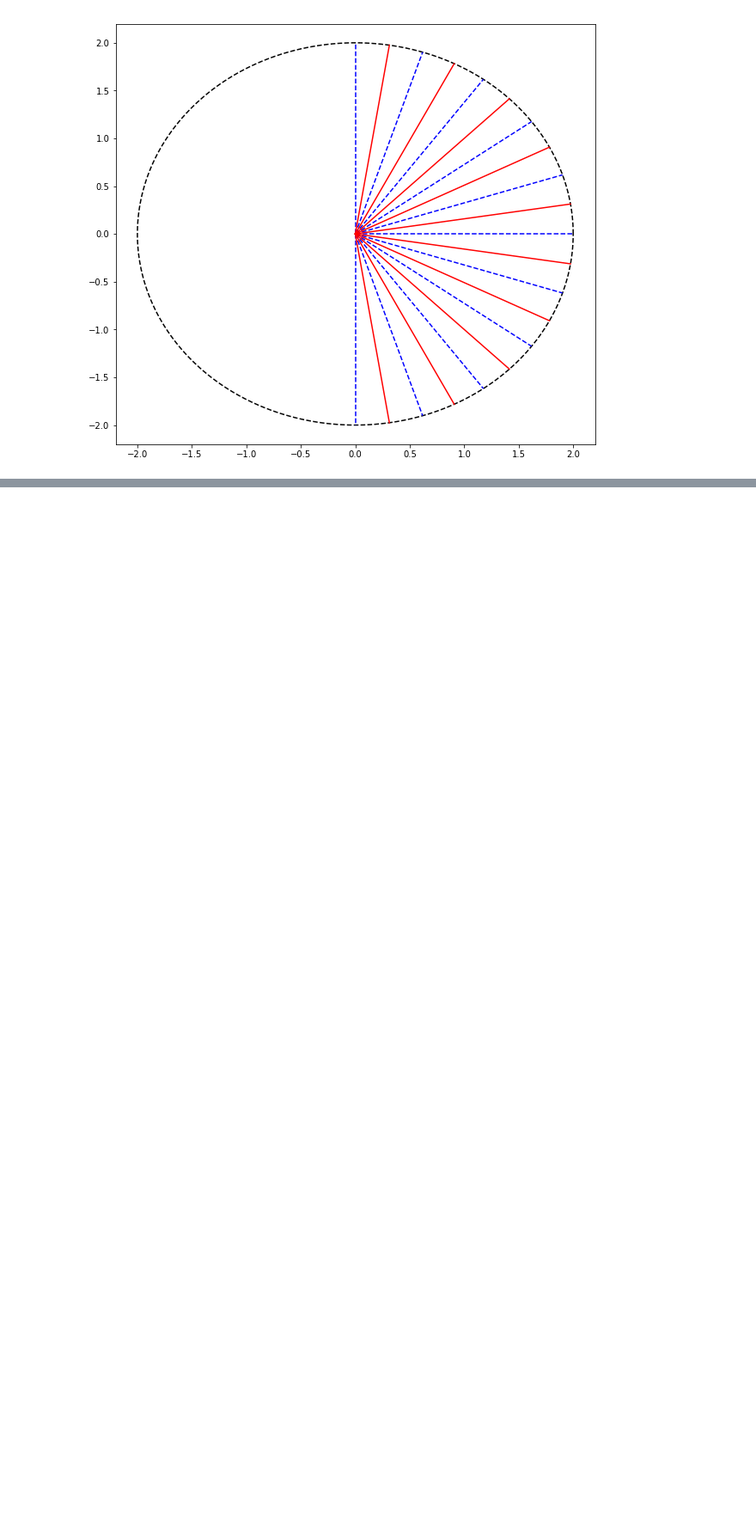
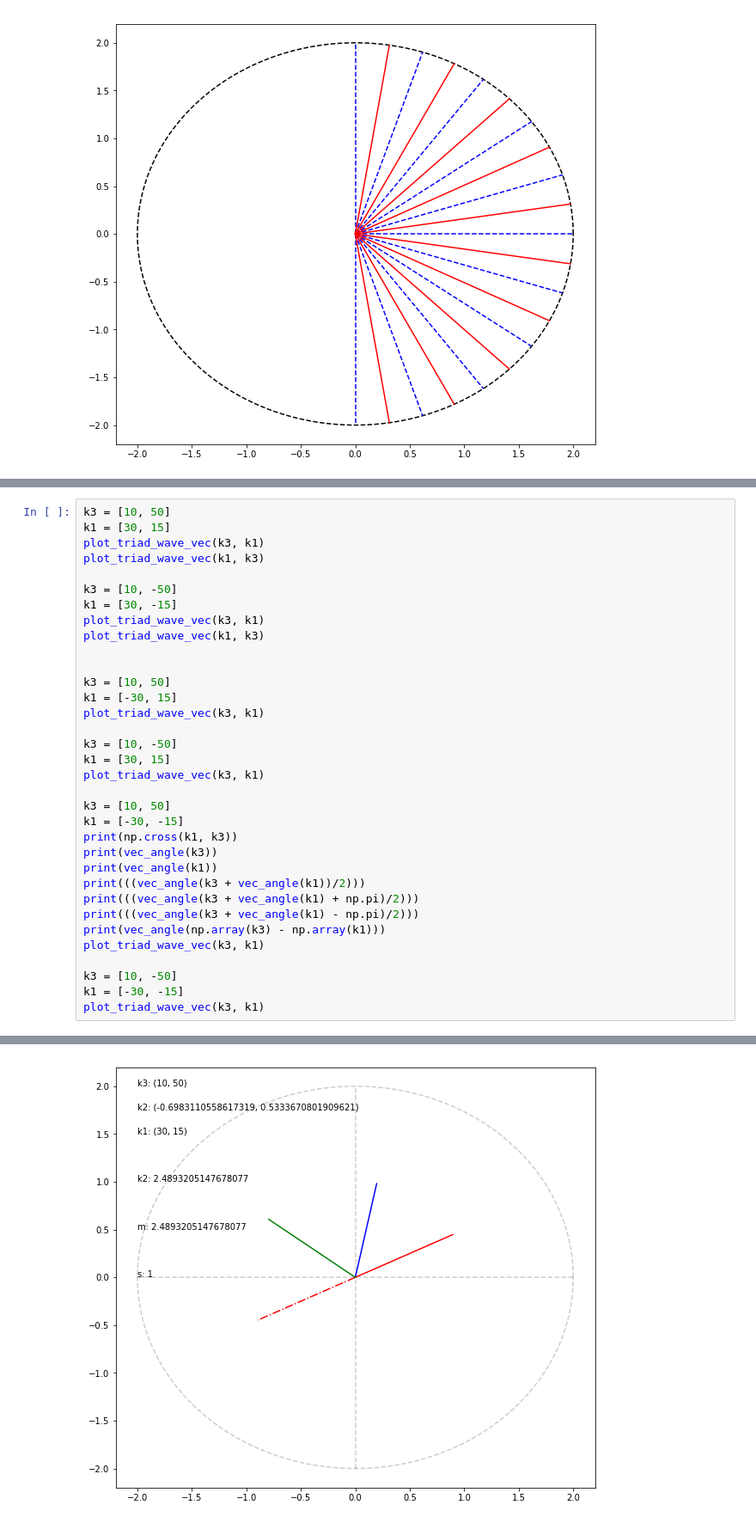
Before and after one commit to EndCar808/2D-Navier-Stokes, a Jupyter notebook: Plotting/Untitled.ipynb, the cells around one changed output, grey strips where cells are left out. Shown at 86% size. Cells and saved outputs as stored; diff of their text form; blank space fills up the shorter version.

```diff
--- a/Plotting/Untitled.ipynb
+++ b/Plotting/Untitled.ipynb
@@ -160,0 +242,35 @@ for l in range(mid_theta.shape[0]):
+# %%
+k3 = [10, 50]
+k1 = [30, 15]
+plot_triad_wave_vec(k3, k1)
+plot_triad_wave_vec(k1, k3)
+
+k3 = [10, -50]
+k1 = [30, -15]
+plot_triad_wave_vec(k3, k1)
+plot_triad_wave_vec(k1, k3)
+
+
+k3 = [10, 50]
+k1 = [-30, 15]
+plot_triad_wave_vec(k3, k1)
+
+k3 = [10, -50]
+k1 = [30, 15]
+plot_triad_wave_vec(k3, k1)
+
+k3 = [10, 50]
+k1 = [-30, -15]
+print(np.cross(k1, k3))
+print(vec_angle(k3))
+print(vec_angle(k1))
+print(((vec_angle(k3 + vec_angle(k1))/2)))
+print(((vec_angle(k3 + vec_angle(k1) + np.pi)/2)))
+print(((vec_angle(k3 + vec_angle(k1) - np.pi)/2)))
+print(vec_angle(np.array(k3) - np.array(k1)))
+plot_triad_wave_vec(k3, k1)
+
+k3 = [10, -50]
+k1 = [-30, -15]
+plot_triad_wave_vec(k3, k1)
+# %% [output]
@@ -160,0 +284 @@ for l in range(mid_theta.shape[0]):
+[figure, added]
```
Also changed, not shown: parts of 7 cells of this notebook, 6 other files.
